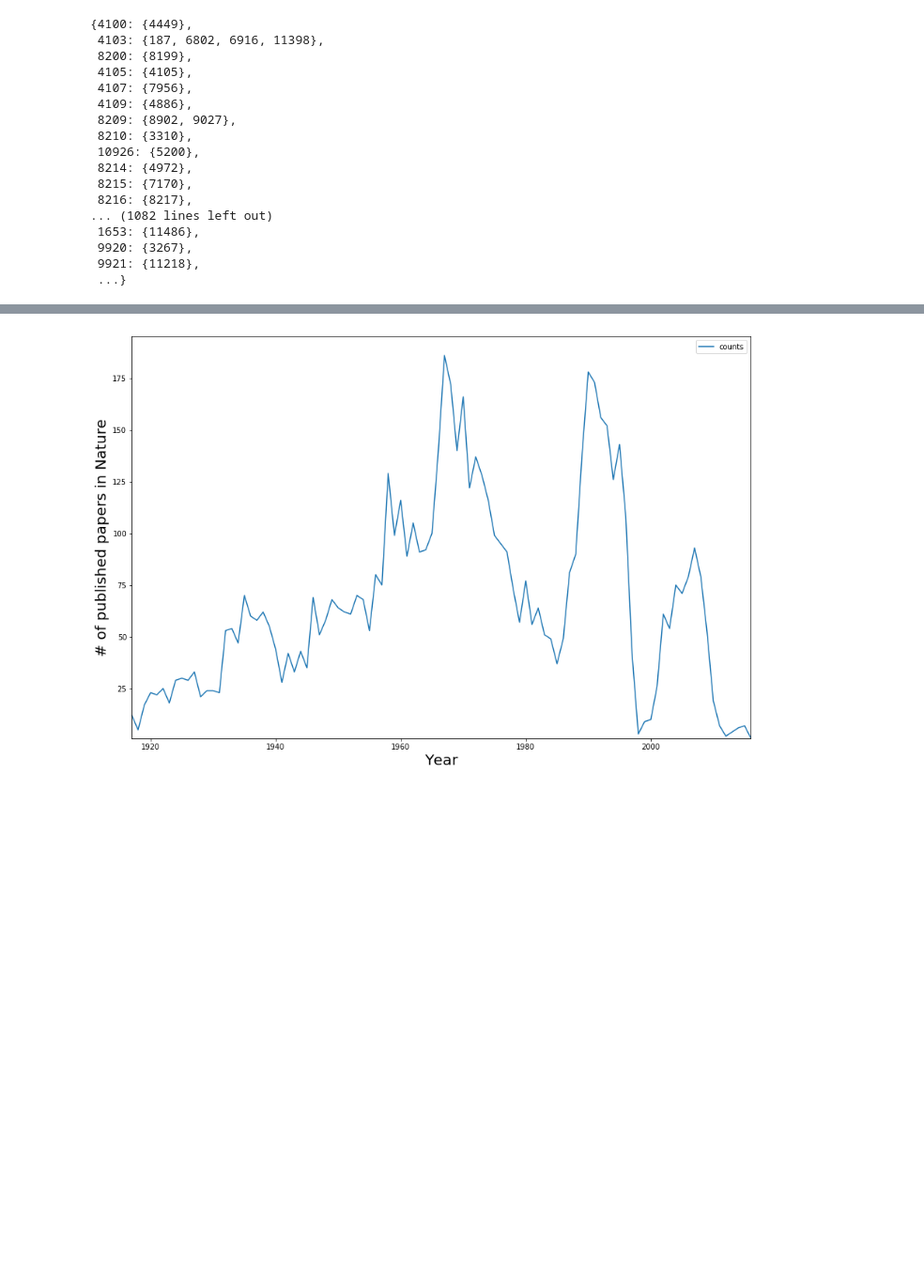
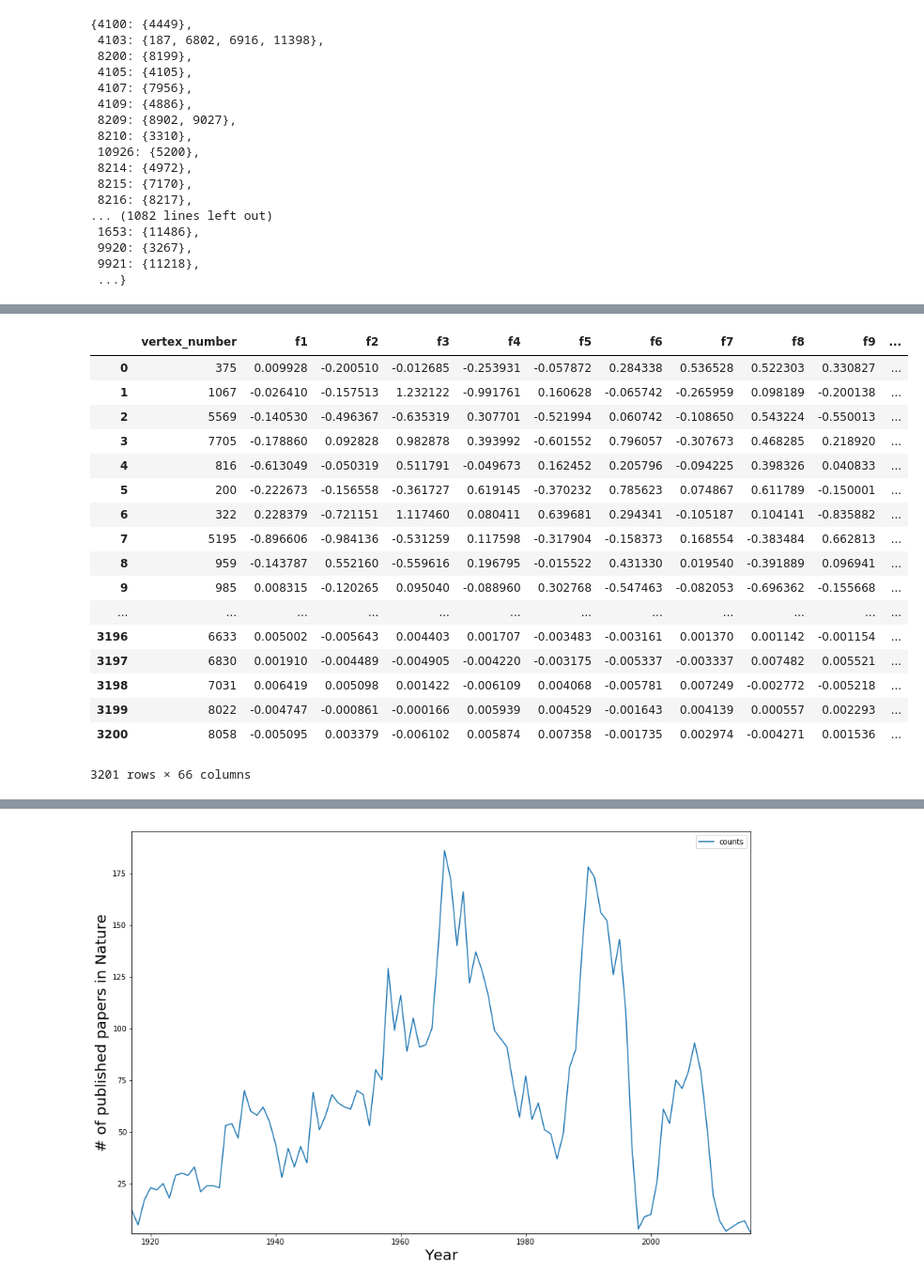
Before and after one commit to amoldamare/paper_ranking, a Jupyter notebook: Data_Experiements.ipynb, the cells around one changed output, grey strips where cells are left out. Shown at 94% size. Saved outputs shown, nothing was run; the diff lists cells and outputs as text; code cells hidden in the pictures; blank space fills up the shorter version.

```diff
--- a/Data_Experiements.ipynb
+++ b/Data_Experiements.ipynb
@@ -289,0 +498,21 @@ f.close()
+# %%
+training_dataframe_with_score = training_dataframe.copy()
+# %%
+# Putting score to traning_dataframe based on the venue_score
+
+
+training_dataframe_with_score['score'] = 4 # adding new column
+training_dataframe_with_score.head(20)
+
+for row in training_dataframe_with_score.itertuples():
+    venue = row[17]
+    if(type(venue) is str):
+        venue = venue.lower()
+        if venue in venue_score_map:
+            training_dataframe_with_score.iloc[row[0], training_dataframe_with_score.columns.get_loc('score')] = venue_score_map[venue]
+        else:
+            training_dataframe_with_score.iloc[row[0], training_dataframe_with_score.columns.get_loc('score')] = 4 # assign default lowest score
+    else:
+        training_dataframe_with_score.iloc[row[0], training_dataframe_with_score.columns.get_loc('score')] = 4
+
+training_dataframe_with_score.head(20)
@@ -289,0 +541,6 @@ f.close()
+# %%
+# Creating dataframe for training the model - 1: Create id column in embedding
+
+embd_df = pd.read_csv('citation_emd.csv')
+embd_df['id'] = ''
+embd_df.head(10)
@@ -289,0 +560,36 @@ f.close()
+# %%
+# Creating dataframe for training the model - 2: Put values in id column
+
+cs_papers_number_map
+cs_papers_number_map_reverse = {}
+
+# Generating rever dictionary
+for key, value in cs_papers_number_map.items():
+    cs_papers_number_map_reverse[value] = key
+cs_papers_number_map_reverse
+
+# Putting values of id
+for row in embd_df.itertuples():
+    vertex_number = row[embd_df.columns.get_loc('vertex_number')]
+    row_id = cs_papers_number_map_reverse[vertex_number]
+    embd_df.iloc[row[0], embd_df.columns.get_loc('id')] = row_id
+embd_df.head(10)
+# %% [output]
+|  | vertex_number | f1 | f2 | f3 | f4 | f5 | f6 | f7 | f8 | f9 | ... |
+| 0 | 375 | 0.009928 | -0.200510 | -0.012685 | -0.253931 | -0.057872 | 0.284338 | 0.536528 | 0.522303 | 0.330827 | ... |
+| 1 | 1067 | -0.026410 | -0.157513 | 1.232122 | -0.991761 | 0.160628 | -0.065742 | -0.265959 | 0.098189 | -0.200138 | ... |
+| 2 | 5569 | -0.140530 | -0.496367 | -0.635319 | 0.307701 | -0.521994 | 0.060742 | -0.108650 | 0.543224 | -0.550013 | ... |
+| 3 | 7705 | -0.178860 | 0.092828 | 0.982878 | 0.393992 | -0.601552 | 0.796057 | -0.307673 | 0.468285 | 0.218920 | ... |
+| 4 | 816 | -0.613049 | -0.050319 | 0.511791 | -0.049673 | 0.162452 | 0.205796 | -0.094225 | 0.398326 | 0.040833 | ... |
+| 5 | 200 | -0.222673 | -0.156558 | -0.361727 | 0.619145 | -0.370232 | 0.785623 | 0.074867 | 0.611789 | -0.150001 | ... |
+| 6 | 322 | 0.228379 | -0.721151 | 1.117460 | 0.080411 | 0.639681 | 0.294341 | -0.105187 | 0.104141 | -0.835882 | ... |
+| 7 | 5195 | -0.896606 | -0.984136 | -0.531259 | 0.117598 | -0.317904 | -0.158373 | 0.168554 | -0.383484 | 0.662813 | ... |
+| 8 | 959 | -0.143787 | 0.552160 | -0.559616 | 0.196795 | -0.015522 | 0.431330 | 0.019540 | -0.391889 | 0.096941 | ... |
+| 9 | 985 | 0.008315 | -0.120265 | 0.095040 | -0.088960 | 0.302768 | -0.547463 | -0.082053 | -0.696362 | -0.155668 | ... |
+| ... | ... | ... | ... | ... | ... | ... | ... | ... | ... | ... | ... |
+| 3196 | 6633 | 0.005002 | -0.005643 | 0.004403 | 0.001707 | -0.003483 | -0.003161 | 0.001370 | 0.001142 | -0.001154 | ... |
+| 3197 | 6830 | 0.001910 | -0.004489 | -0.004905 | -0.004220 | -0.003175 | -0.005337 | -0.003337 | 0.007482 | 0.005521 | ... |
+| 3198 | 7031 | 0.006419 | 0.005098 | 0.001422 | -0.006109 | 0.004068 | -0.005781 | 0.007249 | -0.002772 | -0.005218 | ... |
+| 3199 | 8022 | -0.004747 | -0.000861 | -0.000166 | 0.005939 | 0.004529 | -0.001643 | 0.004139 | 0.000557 | 0.002293 | ... |
+| 3200 | 8058 | -0.005095 | 0.003379 | -0.006102 | 0.005874 | 0.007358 | -0.001735 | 0.002974 | -0.004271 | 0.001536 | ... |
+3201 rows × 66 columns
```
Also changed, not shown: parts of 24 cells of this notebook.
